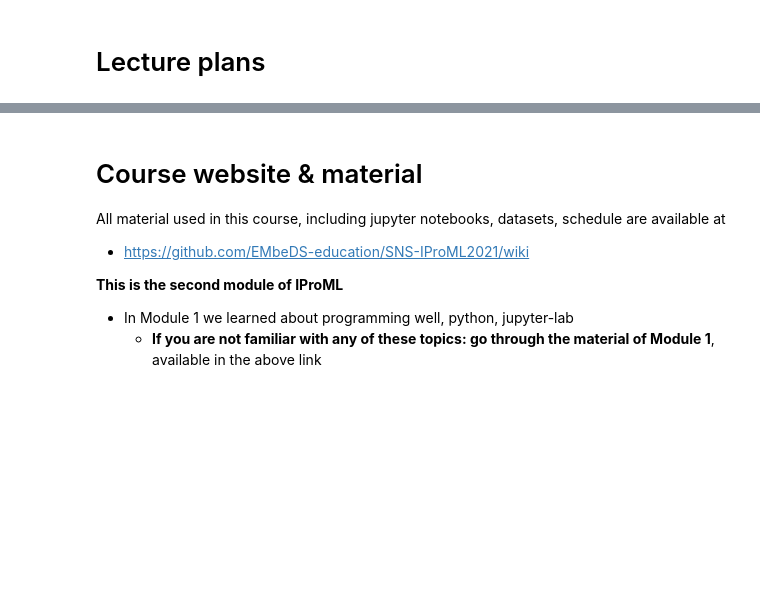
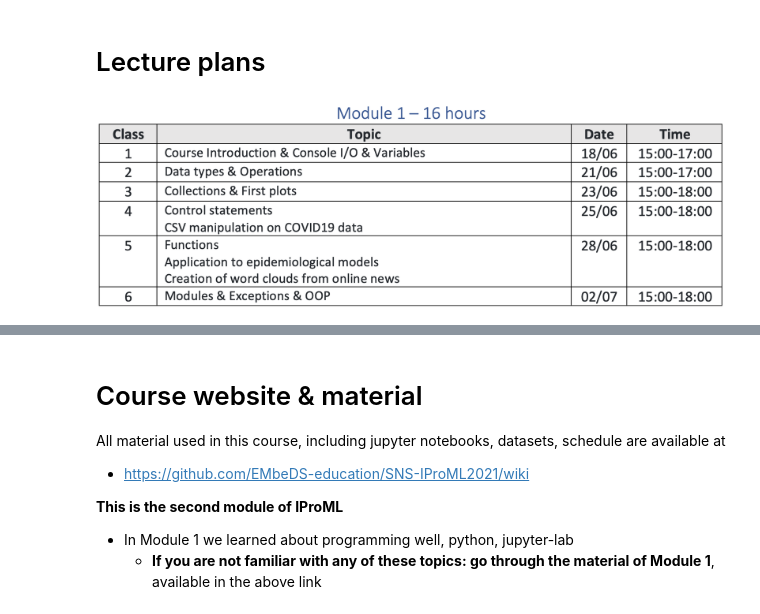
Before and after one commit to EMbeDS-education/SNS-IProML2021, a Jupyter notebook: jupyter/jupyterNotebooks/M2_01Course_Introduction.ipynb, the cells around one changed output, grey strips where cells are left out. Cells and saved outputs as stored; diff of their text form; code cells hidden in the pictures; blank space fills up the shorter version.

```diff
--- a/jupyter/jupyterNotebooks/M2_01Course_Introduction.ipynb
+++ b/jupyter/jupyterNotebooks/M2_01Course_Introduction.ipynb
@@ -14,3 +14,10 @@
 ---
 # %% [markdown]
 # Lecture plans
+# %%
+from IPython.display import Image, display
+url_github_repo="https://github.com/EMbeDS-education/SNS-IProML2021/raw/main/"
+img=Image(url_github_repo+'jupyter/jupyterNotebooks/images/tentativeLecturePlan.png',width=700)
+display(img)
+# %% [output]
+[figure, added]
```
Also changed, not shown: parts of 1 cell of this notebook, 1 other file.
